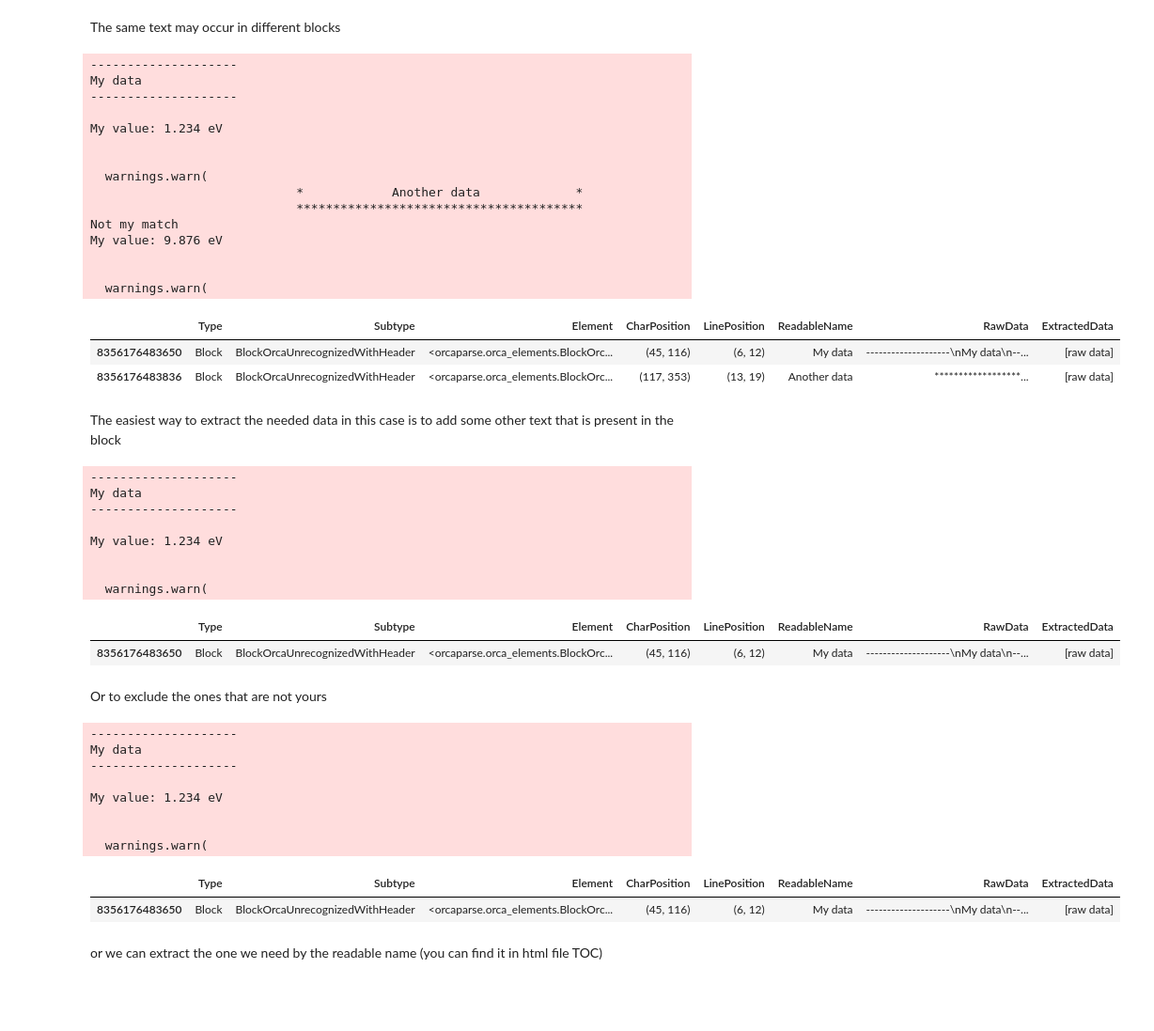
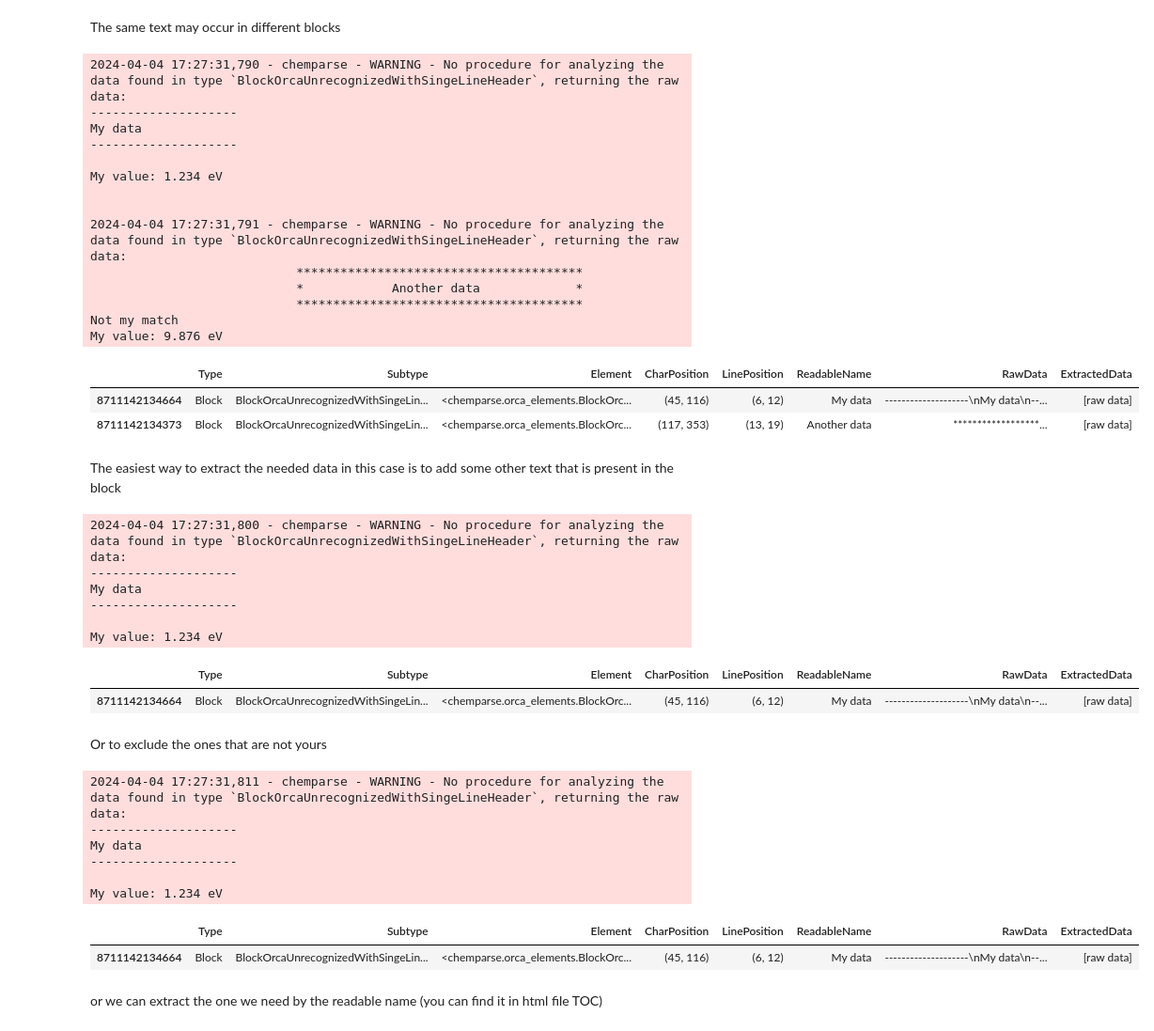
Before and after one commit to ChemParse/ChemParse, a Jupyter notebook: examples/basic_example.ipynb, the cells around one changed output. Shown at 94% size. Drawn from its saved outputs; the diff is of its cells as text; code cells hidden in the pictures; blank space fills up the shorter version.

```diff
--- a/examples/basic_example.ipynb
+++ b/examples/basic_example.ipynb
@@ -4,6 +4,6 @@ from IPython.display import HTML
 # %% [markdown]
 The main class is File
 # %%
-orca_file = op.File("example.out")
+orca_file = chp.File("example.out")
 display(orca_file)
 # %% [output]
@@ -98,6 +100,7 @@ The same text may occur in different blocks
 # %%
 orca_file.get_data(raw_data_substring="My value")
 # %% [output]
+2024-04-04 17:27:31,790 - chemparse - WARNING - No procedure for analyzing the data found in type `BlockOrcaUnrecognizedWithSingeLineHeader`, returning the raw data:
 --------------------
 My data
 --------------------
@@ -105,47 +108,42 @@ My data
 My value: 1.234 eV
 
 
-  warnings.warn(
+2024-04-04 17:27:31,791 - chemparse - WARNING - No procedure for analyzing the data found in type `BlockOrcaUnrecognizedWithSingeLineHeader`, returning the raw data:
+                            ***************************************
                             *            Another data             *
                             ***************************************
 Not my match
 My value: 9.876 eV
-
-
-  warnings.warn(
 |  | Type | Subtype | Element | CharPosition | LinePosition | ReadableName | RawData | ExtractedData |
-| 8356176483650 | Block | BlockOrcaUnrecognizedWithHeader | <orcaparse.orca_elements.BlockOrc... | (45, 116) | (6, 12) | My data | --------------------\nMy data\n--... | [raw data] |
-| 8356176483836 | Block | BlockOrcaUnrecognizedWithHeader | <orcaparse.orca_elements.BlockOrc... | (117, 353) | (13, 19) | Another data | ******************... | [raw data] |
+| 8711142134664 | Block | BlockOrcaUnrecognizedWithSingeLin... | <chemparse.orca_elements.BlockOrc... | (45, 116) | (6, 12) | My data | --------------------\nMy data\n--... | [raw data] |
+| 8711142134373 | Block | BlockOrcaUnrecognizedWithSingeLin... | <chemparse.orca_elements.BlockOrc... | (117, 353) | (13, 19) | Another data | ******************... | [raw data] |
 # %% [markdown]
 The easiest way to extract the needed data in this case is to add some other text that is present in the block
 # %%
 orca_file.get_data(raw_data_substring=("My value", "My data"))
 # %% [output]
+2024-04-04 17:27:31,800 - chemparse - WARNING - No procedure for analyzing the data found in type `BlockOrcaUnrecognizedWithSingeLineHeader`, returning the raw data:
 --------------------
 My data
 --------------------
 
 My value: 1.234 eV
-
-
-  warnings.warn(
 |  | Type | Subtype | Element | CharPosition | LinePosition | ReadableName | RawData | ExtractedData |
-| 8356176483650 | Block | BlockOrcaUnrecognizedWithHeader | <orcaparse.orca_elements.BlockOrc... | (45, 116) | (6, 12) | My data | --------------------\nMy data\n--... | [raw data] |
+| 8711142134664 | Block | BlockOrcaUnrecognizedWithSingeLin... | <chemparse.orca_elements.BlockOrc... | (45, 116) | (6, 12) | My data | --------------------\nMy data\n--... | [raw data] |
 # %% [markdown]
 Or to exclude the ones that are not yours
 # %%
-orca_file.get_data(raw_data_substring="My value", raw_data_not_substring="Not my match")
+orca_file.get_data(raw_data_substring="My value",
+                   raw_data_not_substring="Not my match")
 # %% [output]
+2024-04-04 17:27:31,811 - chemparse - WARNING - No procedure for analyzing the data found in type `BlockOrcaUnrecognizedWithSingeLineHeader`, returning the raw data:
 --------------------
 My data
 --------------------
 
 My value: 1.234 eV
-
-
-  warnings.warn(
 |  | Type | Subtype | Element | CharPosition | LinePosition | ReadableName | RawData | ExtractedData |
-| 8356176483650 | Block | BlockOrcaUnrecognizedWithHeader | <orcaparse.orca_elements.BlockOrc... | (45, 116) | (6, 12) | My data | --------------------\nMy data\n--... | [raw data] |
+| 8711142134664 | Block | BlockOrcaUnrecognizedWithSingeLin... | <chemparse.orca_elements.BlockOrc... | (45, 116) | (6, 12) | My data | --------------------\nMy data\n--... | [raw data] |
 # %% [markdown]
 or we can extract the one we need by the readable name (you can find it in html file TOC)
 # %%
```
Also changed, not shown: parts of 11 cells of this notebook, 35 other files.
